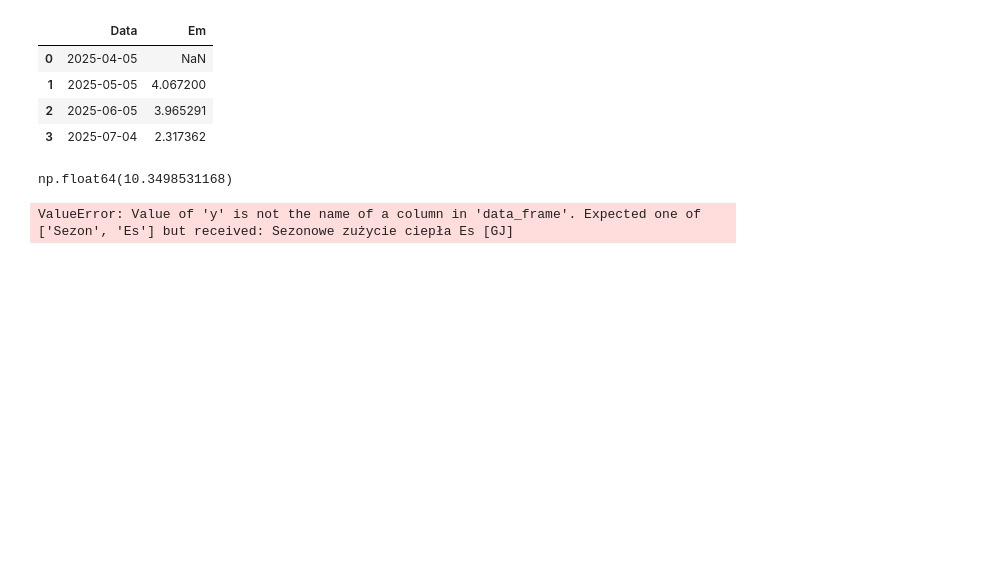
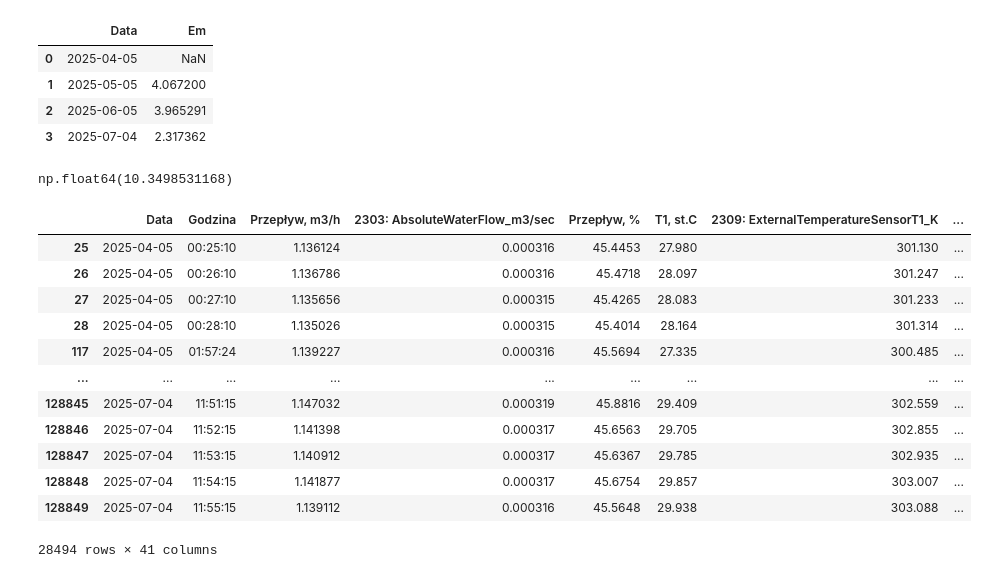
Before and after one commit to martynabocian/martynabocian.github.io, a Jupyter notebook: Charts.ipynb, the cells around one changed output. Drawn from its saved outputs; the diff is of its cells as text; code cells hidden in the pictures; blank space fills up the shorter version.

```diff
--- a/Charts.ipynb
+++ b/Charts.ipynb
@@ -1170,7 +1170,7 @@ fig = px.bar(
     x="Sezon",
     y="Es",
     title="Zużycie ciepła sezonowe [GJ]",
-    labels={"Sezon": "Sezon kwiecień-lipiec 2025", "Es": "Es [GJ]"}
+    labels={"Sezon": "Sezon kwiecień-lipiec 2025", "Es": "Sezonowe zużycie ciepła Es [GJ]"}
 )
 
 fig.update_layout(
@@ -1179,8 +1179,28 @@ fig.update_layout(
     margin=dict(l=70, r=20, t=60, b=50),
 )
 
-fig.update_xaxes(title_text="Sezon")
+#fig.update_xaxes(title_text="Sezon")
 
 fig.write_html("sezon_es.html", include_plotlyjs="cdn")
-# %% [output]
-ValueError: Value of 'y' is not the name of a column in 'data_frame'. Expected one of ['Sezon', 'Es'] but received: Sezonowe zużycie ciepła Es [GJ]
+# %%
+df_belimo["T1"] = df_belimo["T1, st.C"]
+# %%
+df_belimo["T2"] = df_belimo["T2, st.C"]
+# %%
+df_belimo["Tsr"] = (df_belimo["T1"] + df_belimo["T2"]) / 2
+# %%
+df_belimo[df_belimo["Przepływ, m3/h"] > 0]
+# %% [output]
+|  | Data | Godzina | Przepływ, m3/h | 2303: AbsoluteWaterFlow_m3/sec | Przepływ, % | T1, st.C | 2309: ExternalTemperatureSensorT1_K | ... |
+| 25 | 2025-04-05 | 00:25:10 | 1.136124 | 0.000316 | 45.4453 | 27.980 | 301.130 | ... |
+| 26 | 2025-04-05 | 00:26:10 | 1.136786 | 0.000316 | 45.4718 | 28.097 | 301.247 | ... |
+| 27 | 2025-04-05 | 00:27:10 | 1.135656 | 0.000315 | 45.4265 | 28.083 | 301.233 | ... |
+| 28 | 2025-04-05 | 00:28:10 | 1.135026 | 0.000315 | 45.4014 | 28.164 | 301.314 | ... |
+| 117 | 2025-04-05 | 01:57:24 | 1.139227 | 0.000316 | 45.5694 | 27.335 | 300.485 | ... |
+| ... | ... | ... | ... | ... | ... | ... | ... | ... |
+| 128845 | 2025-07-04 | 11:51:15 | 1.147032 | 0.000319 | 45.8816 | 29.409 | 302.559 | ... |
+| 128846 | 2025-07-04 | 11:52:15 | 1.141398 | 0.000317 | 45.6563 | 29.705 | 302.855 | ... |
+| 128847 | 2025-07-04 | 11:53:15 | 1.140912 | 0.000317 | 45.6367 | 29.785 | 302.935 | ... |
+| 128848 | 2025-07-04 | 11:54:15 | 1.141877 | 0.000317 | 45.6754 | 29.857 | 303.007 | ... |
+| 128849 | 2025-07-04 | 11:55:15 | 1.139112 | 0.000316 | 45.5648 | 29.938 | 303.088 | ... |
+28494 rows × 41 columns
```
Also changed, not shown: parts of 4 cells of this notebook, 1 other file.
